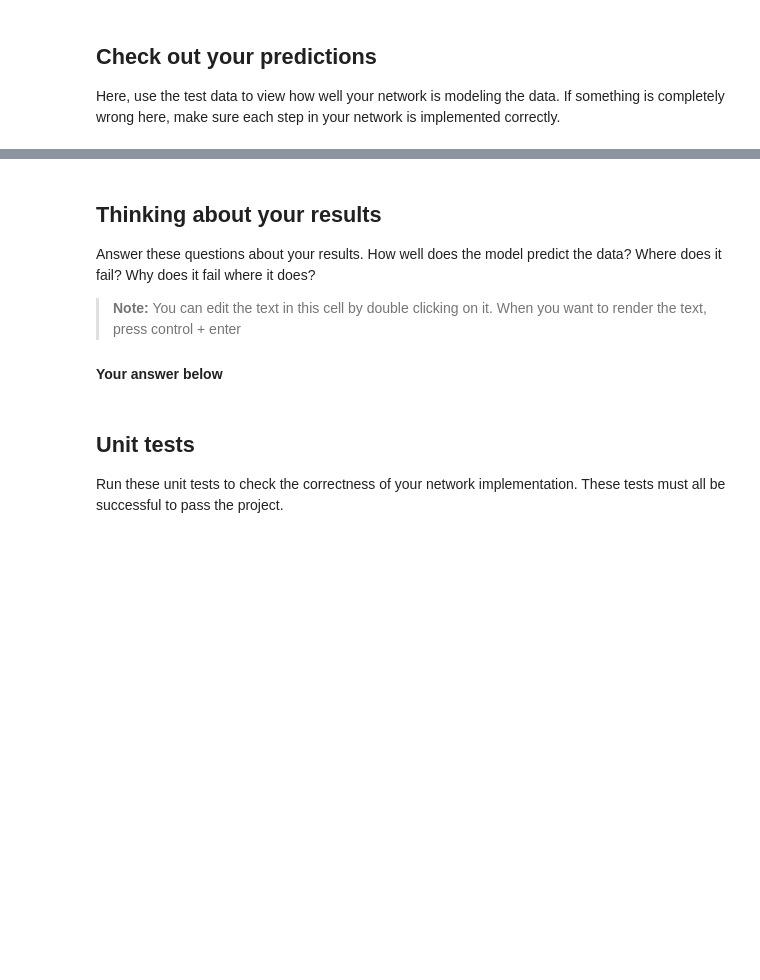
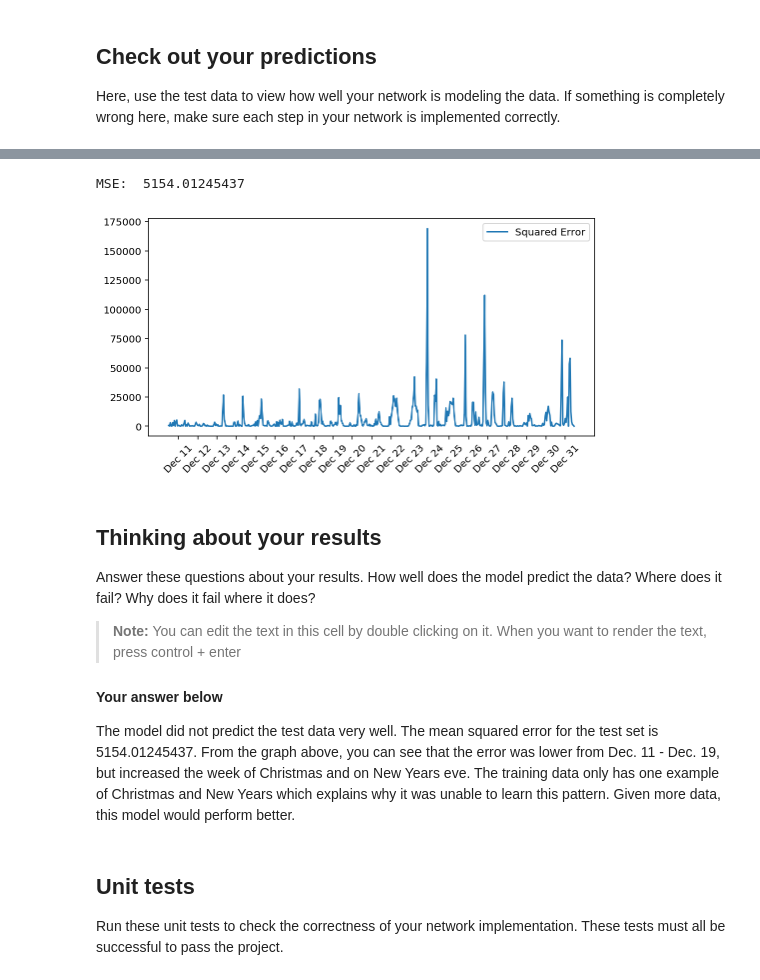
Before and after one commit to MarilynFranklin/bike-sharing-neural-network, a Jupyter notebook: dlnd-your-first-neural-network.ipynb, the cells around one changed output, grey strips where cells are left out. Cells and saved outputs as stored; diff of their text form; code cells hidden in the pictures; blank space fills up the shorter version.

```diff
--- a/dlnd-your-first-neural-network.ipynb
+++ b/dlnd-your-first-neural-network.ipynb
@@ -248,3 +248,18 @@ _ = ax.set_xticklabels(dates[12::24], rotation=45)
+# %%
+fig, ax = plt.subplots(figsize=(8,4))
+
+errors = ((test_targets['cnt']*std + mean).values - predictions[0])**2
+
+ax.plot(errors, label='Squared Error')
+ax.legend()
+
+print("MSE: ", np.mean(errors))
+
+ax.set_xticks(np.arange(len(dates))[12::24])
+_ = ax.set_xticklabels(dates[12::24], rotation=45)
+# %% [output]
+MSE:  5154.01245437
+[figure, added]
 # %% [markdown]
 ## Thinking about your results
 
@@ -253,6 +268,8 @@ Answer these questions about your results. How well does the model predict the d
 > **Note:** You can edit the text in this cell by double clicking on it. When you want to render the text, press control + enter
 
 #### Your answer below
+
+The model did not predict the test data very well. The mean squared error for the test set is 5154.01245437. From the graph above, you can see that the error was lower from Dec. 11 - Dec. 19, but increased the week of Christmas and on New Years eve. The training data only has one example of Christmas and New Years which explains why it was unable to learn this pattern. Given more data, this model would perform better.
 # %% [markdown]
 ## Unit tests
 
```
Also changed, not shown: parts of 4 cells of this notebook.
